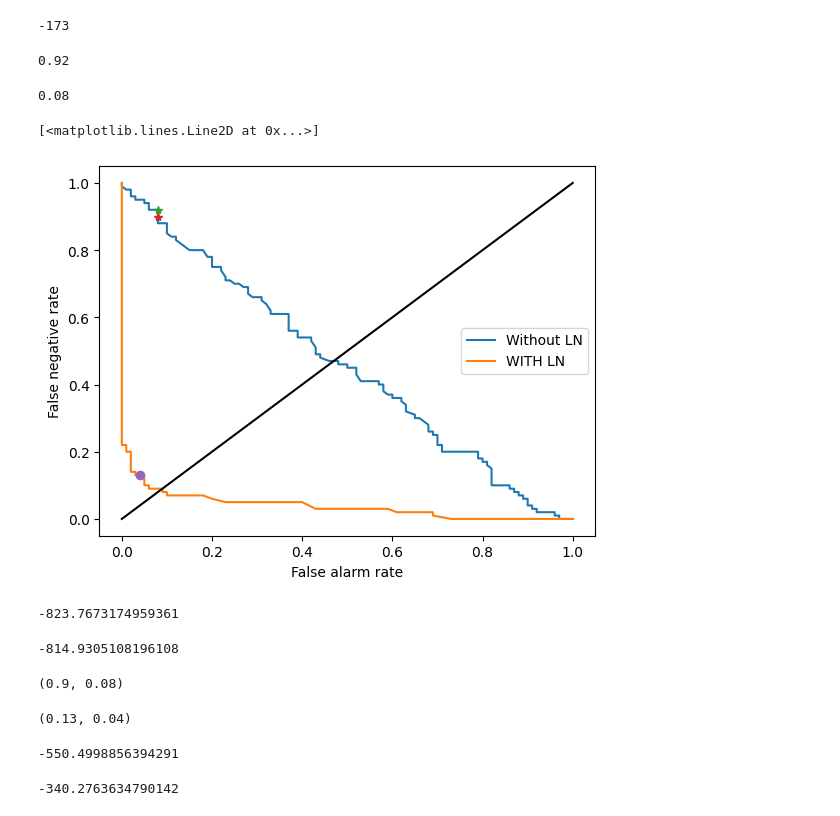
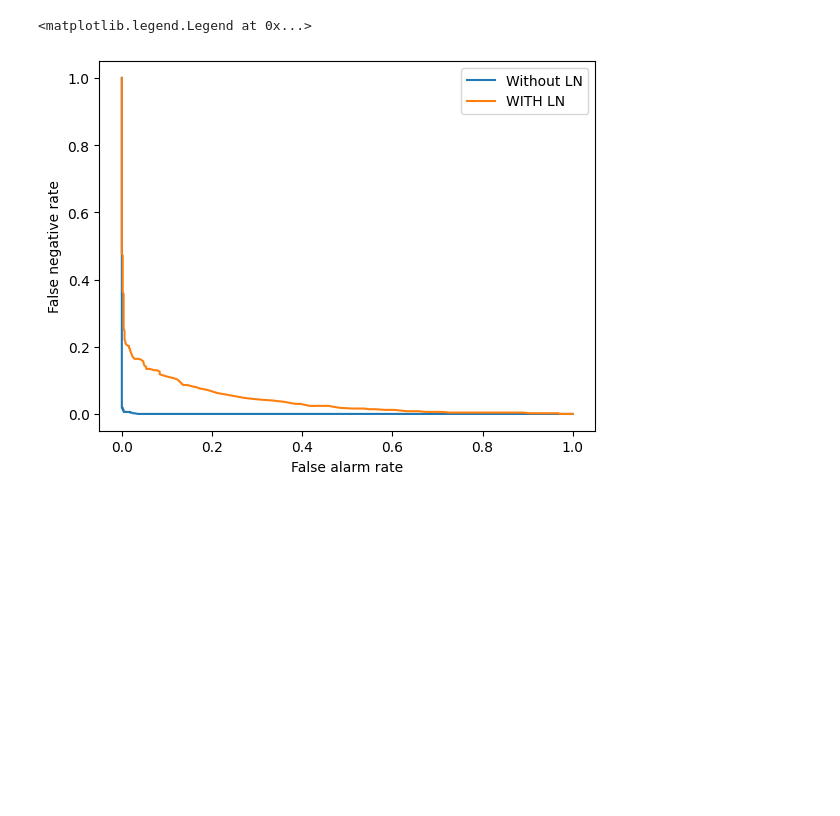
Before and after one commit to romanenkova95/ln_for_cpd, a Jupyter notebook: paper_stat.ipynb, the cells around one changed output. Cells and saved outputs as stored; diff of their text form; code cells hidden in the pictures; blank space fills up the shorter version.

```diff
--- a/paper_stat.ipynb
+++ b/paper_stat.ipynb
@@ -19,12 +16,12 @@ The autoreload extension is already loaded. To reload it, use:
 # %%
 dataset_parameters = {
-    "dataset_size": 100,
-    "seq_len": 101,
-    "d": 250,
+    "dataset_size": 500,
+    "seq_len": 100,
+    "d": 50,
     "p": 10,
-    "distribution": "t-distribution",
+    "distribution": "normal",
     "k": 1,
-    "cp": None,
+    "cp": 50,
     "nu": 3,
     "seed": 124
 }
@@ -38,7 +37,16 @@ cp_parameters = {
 # %%
-data_with_cp, data_without_cp, t_cp_idxs = gen.generate_data(**dataset_parameters)
+layer_norm = nn.LayerNorm(dataset_parameters["d"], elementwise_affine=True).float()
+# data_with_cp = torch.from_numpy(data_with_cp).float()
+# data_without_cp = torch.from_numpy(data_without_cp).float()
 
-layer_norm = nn.LayerNorm(dataset_parameters["d"], elementwise_affine=False).float()
+
+# data_with_cp_ln = (
+#     layer_norm(data_with_cp)
+# )
+# data_without_cp_ln = (
+#     layer_norm(data_without_cp)
+# )
+
 data_with_cp_ln = (
     layer_norm(torch.from_numpy(data_with_cp).float()).detach().numpy()
 )
@@ -48,6 +176,9 @@ data_without_cp_ln = (
 # %%
 delta_sic_with, likelihood_cp_with = cpd.t_dist_data_inference(data_with_cp, dataset_parameters)
 delta_sic_without, likelihood_cp_without = cpd.t_dist_data_inference(data_without_cp, dataset_parameters)
+# %%
+delta_sic_with, likelihood_cp_with = cpd.t_dist_data_inference(data_with_cp, dataset_parameters)
+delta_sic_without, likelihood_cp_without = cpd.t_dist_data_inference(data_without_cp_ln, dataset_parameters)
 # %%
 delta_sic_with_ln, likelihood_cp_with_ln = cpd.t_dist_data_inference(data_with_cp_ln, dataset_parameters)
 delta_sic_without_ln, likelihood_cp_without_ln = cpd.t_dist_data_inference(data_without_cp_ln, dataset_parameters)
@@ -75,50 +206,24 @@ for th in range(min_delta, max_delta):
     fp_ln_dict[th] = fp_ln
     fn_dict[th] = fn
     fn_ln_dict[th] = fn_ln
-# %%
-max_delta
-# %% [output]
--173
-# %%
-fn_dict[-823]
-# %% [output]
-0.92
-# %%
-fp_dict[-823]
-# %% [output]
-0.08
 # %%
 plt.plot(
     [value for value in fp_dict.values()],
     [value for value in fn_dict.values()],
     #"o",
     label="Without LN"
 )
 
 plt.plot(
     [value for value in fp_ln_dict.values()],
     [value for value in fn_ln_dict.values()],
     #"s",
     label="WITH LN"
 )
 
 plt.xlabel("False alarm rate")
 plt.ylabel("False negative rate");
 plt.legend()
-
-
-plt.plot(
-    fp_dict[-823], fn_dict[-823], '*')
-plt.plot(
-    fp_dict[-815], fn_dict[-815], '*')
-
-
-plt.plot(
-    fp_ln_dict[-550], fn_ln_dict[-550], 'o')
-plt.plot(
-    fp_ln_dict[-340], fn_ln_dict[-340], 'o')
-
-plt.plot([0, 1], [0, 1], 'k-')
 # %% [output]
-[<matplotlib.lines.Line2D at 0x...>]
+<matplotlib.legend.Legend at 0x...>
-[figure, old version]
+[figure, new version]
@@ -131,12 +229,0 @@ detected_false_cp = np.where(delta_sic_without.min(1) > threshold_2 , -1, likeli
-# %%
-threshold_1
-# %% [output]
--823.7673174959361
-# %%
-threshold_2
-# %% [output]
--814.9305108196108
-# %%
-cpd.calculate_error(detected_cp, detected_false_cp)
-# %% [output]
-(0.9, 0.08)
@@ -149,12 +229,0 @@ detected_false_cp = np.where(delta_sic_without_ln.min(1) > threshold_2 , -1, lik
-# %%
-cpd.calculate_error(detected_cp, detected_false_cp)
-# %% [output]
-(0.13, 0.04)
-# %%
-threshold_1
-# %% [output]
--550.4998856394291
-# %%
-threshold_2
-# %% [output]
--340.2763634790142
```
Also changed, not shown: parts of 30 cells of this notebook, 5 other files.
